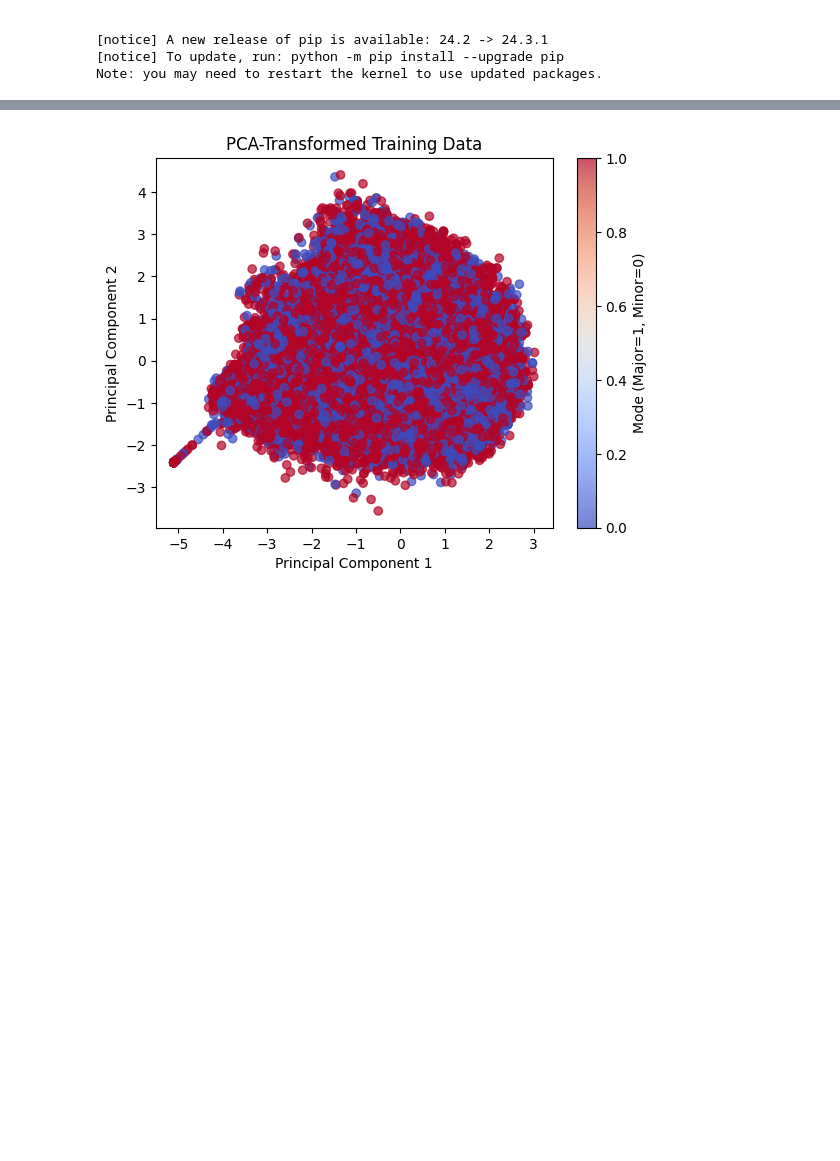
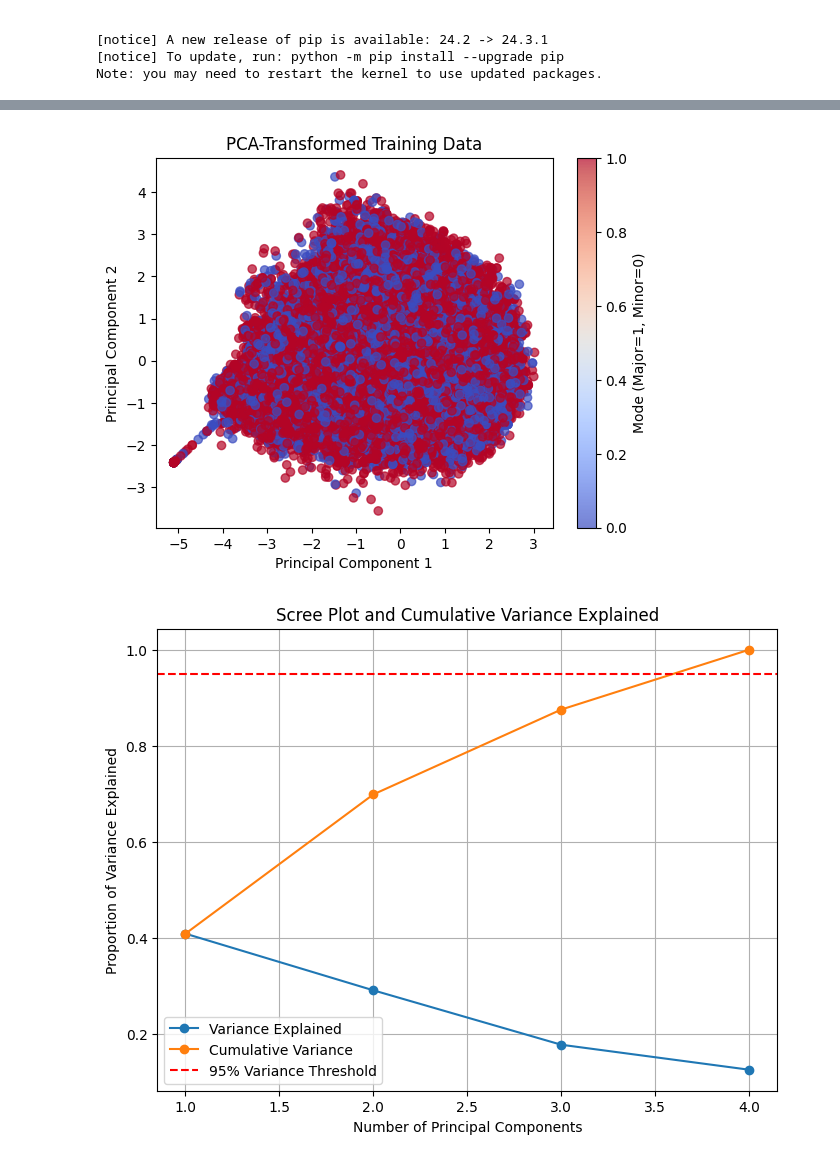
Before and after one commit to ketexon/csm148-spotiflies, a Jupyter notebook: week7_checkin.ipynb, the cells around one changed output, grey strips where cells are left out. Drawn from its saved outputs; the diff is of its cells as text; code cells hidden in the pictures; blank space fills up the shorter version.

Commit message:
add desc and scree plot

```diff
--- a/week7_checkin.ipynb
+++ b/week7_checkin.ipynb
@@ -117,30 +126,43 @@ X_val_pca_reduced = pca.transform(X_val_scaled)
 logistic_reg = LogisticRegression(solver='liblinear')
 logistic_reg.fit(X_train_pca_reduced, y_train)
 
 # Predictions and Evaluation
 y_val_pred = logistic_reg.predict(X_val_pca_reduced)
 print("Validation Accuracy:", metrics.accuracy_score(y_val, y_val_pred))
 print("Classification Report:\n", metrics.classification_report(y_val, y_val_pred))
 
 # Optional: Visualize PCA-transformed data
 plt.scatter(X_train_pca_reduced[:, 0], X_train_pca_reduced[:, 1], c=y_train, cmap='coolwarm', alpha=0.7)
 plt.title("PCA-Transformed Training Data")
 plt.xlabel("Principal Component 1")
 plt.ylabel("Principal Component 2")
 plt.colorbar(label='Mode (Major=1, Minor=0)')
 plt.show()
+
+# Scree Plot for Principal Components
+plt.figure(figsize=(8, 6))
+plt.plot(range(1, len(explained_variance) + 1), explained_variance, marker='o', label="Variance Explained")
+plt.plot(range(1, len(explained_variance) + 1), np.cumsum(explained_variance), marker='o', label="Cumulative Variance")
+plt.axhline(y=0.95, color='r', linestyle='--', label='95% Variance Threshold')
+plt.title('Scree Plot and Cumulative Variance Explained')
+plt.xlabel('Number of Principal Components')
+plt.ylabel('Proportion of Variance Explained')
+plt.legend()
+plt.grid()
+plt.show()
 # %% [output]
 Explained variance ratio for each component: [0.40825774 0.29021192 0.17680912 0.12472123]
 Cumulative explained variance: [0.40825774 0.69846965 0.87527877 1.        ]
 Number of components to retain 95% variance: 4
 Validation Accuracy: 0.6331140350877194
 Classification Report:
                precision    recall  f1-score   support
 
            0       0.35      0.01      0.02      8276
            1       0.64      0.99      0.77     14524
 
     accuracy                           0.63     22800
    macro avg       0.50      0.50      0.40     22800
 weighted avg       0.53      0.63      0.50     22800
 [figure]
+[figure, added]
```
Also changed, not shown: parts of 1 cell of this notebook.
